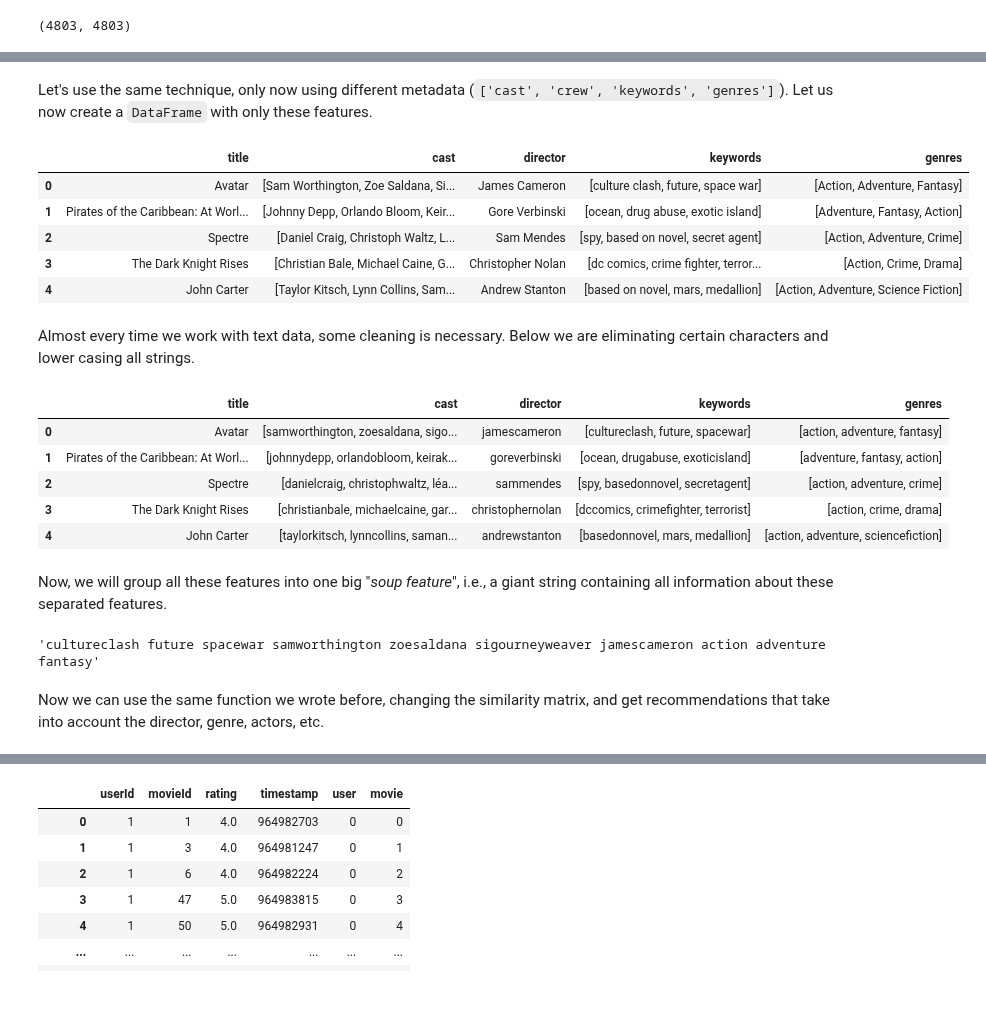
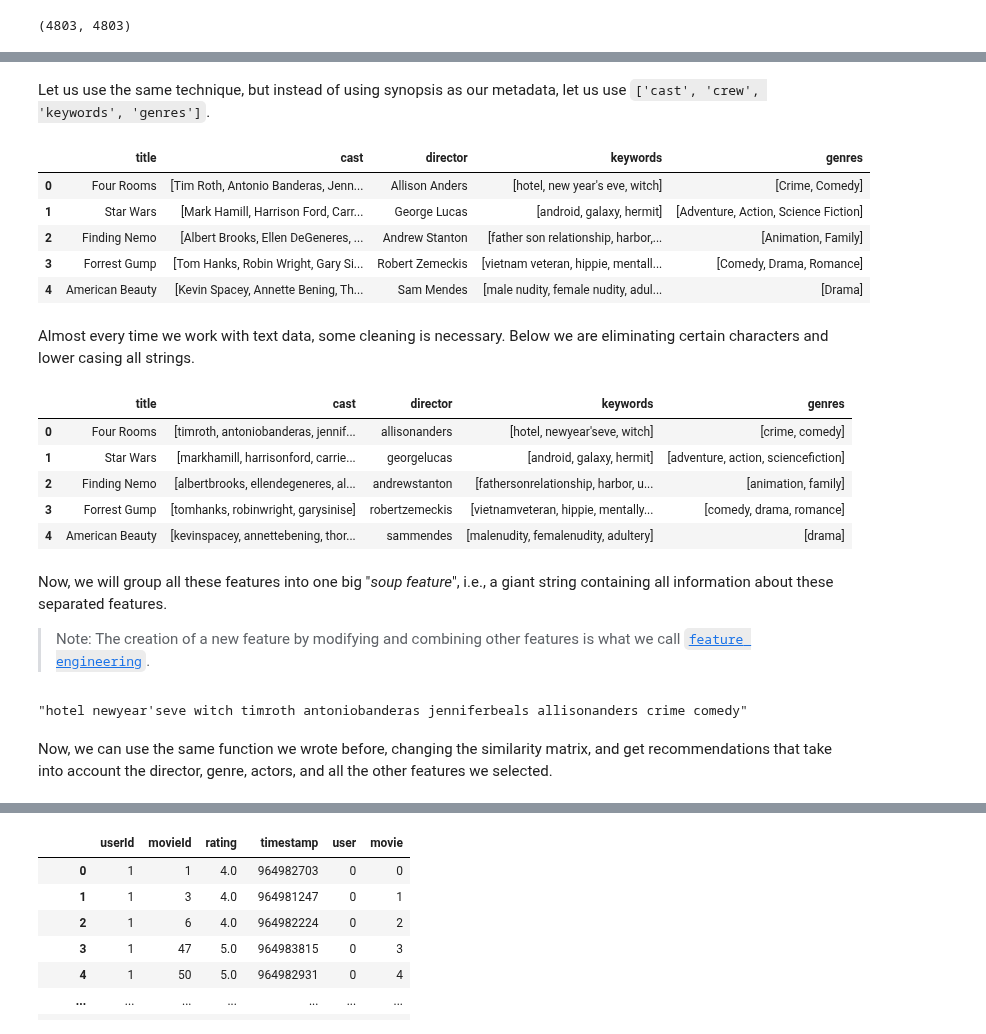
Before and after one commit to Nkluge-correa/TeenyTinyCastle, a Jupyter notebook: ML Intro Course/13_recommender_systems.ipynb, the cells around one changed output, grey strips where cells are left out. Cells and saved outputs as stored; diff of their text form; code cells hidden in the pictures; blank space fills up the shorter version.

```diff
--- a/ML Intro Course/13_recommender_systems.ipynb
+++ b/ML Intro Course/13_recommender_systems.ipynb
@@ -38,0 +32,10 @@ display(data.head(2))
+# %%
+from datasets import load_dataset
+
+# load the datasets from the hub
+movie_dataset = load_dataset('dieineb/tmdb_5000_movies')
+
+# turn the datasets into a pandas.DataFrame
+movie_dataset = movie_dataset['train'].to_pandas()
+
+display(movie_dataset.head())
@@ -142,4 +138,6 @@ We can achieve this by assessing the similarity of, for example, the synopsis of
 # %%
+from IPython.display import Markdown as MK
+
 for i in range(3):
-    print(f'''{data['original_title'][i]}\n{data['overview'][i]}\n''')
+    display(MK(f'''### {movie_dataset['original_title'][i]}\n\n_{movie_dataset['overview'][i]}_\n\n'''))
 # %% [output]
@@ -164,12 +165,18 @@ Fortunately, `scikit-learn` can do all this heavy lifting for you.
 # %%
 from sklearn.feature_extraction.text import TfidfVectorizer
 
+# Create a TfidfVectorizer instance
+# Stop words are commonly used words that are often filtered out because they offer
+# little meaningful information for analysis or machine learning models
+# E.g., the, is, at, which, and on.
 tfidf = TfidfVectorizer(stop_words='english')
 
-#Replace NaN with an empty string
-data['overview'] = data['overview'].fillna('')
 
-tfidf_matrix = tfidf.fit_transform(data['overview'])
+# Replace NaN with an empty string
+movie_dataset['overview'] = movie_dataset['overview'].fillna('')
+
+# Fit the TfidfVectorizer to the text corpus
+tfidf_matrix = tfidf.fit_transform(movie_dataset['overview'])
 
 #Output the shape of tfidf_matrix
 print(f'Number of movies: {tfidf_matrix.shape[0]}.')
@@ -256,41 +268,42 @@ Synopsis: Navy SEAL Lieutenant A.K. Waters and his elite squadron of tactical sp
 # %% [markdown]
-Let's use the same technique, only now using different metadata (`['cast', 'crew', 'keywords', 'genres']`). Let us now create a `DataFrame` with only these features.
+Let us use the same technique, but instead of using synopsis as our metadata, let us use `['cast', 'crew', 'keywords', 'genres']`.
 # %%
 from ast import literal_eval
 import numpy as np
 
 features = ['cast', 'crew', 'keywords', 'genres']
+
 for feature in features:
-    data[feature] = data[feature].apply(literal_eval)
+    movie_dataset[feature] = movie_dataset[feature].apply(literal_eval)
 
 def get_director(x):
     for i in x:
         if i['job'] == 'Director':
             return i['name']
     return np.nan
 
 def get_list(x):
     if isinstance(x, list):
         names = [i['name'] for i in x]
         if len(names) > 3:
             names = names[:3]
         return names
     return []
 
-data['director'] = data['crew'].apply(get_director)
+movie_dataset['director'] = movie_dataset['crew'].apply(get_director)
 
 features = ['cast', 'keywords', 'genres']
 for feature in features:
-    data[feature] = data[feature].apply(get_list)
+    movie_dataset[feature] = movie_dataset[feature].apply(get_list)
 
-display(data[['title', 'cast', 'director', 'keywords', 'genres']].head())
+display(movie_dataset[['title', 'cast', 'director', 'keywords', 'genres']].head())
 # %% [output]
 |  | title | cast | director | keywords | genres |
-| 0 | Avatar | [Sam Worthington, Zoe Saldana, Si... | James Cameron | [culture clash, future, space war] | [Action, Adventure, Fantasy] |
-| 1 | Pirates of the Caribbean: At Worl... | [Johnny Depp, Orlando Bloom, Keir... | Gore Verbinski | [ocean, drug abuse, exotic island] | [Adventure, Fantasy, Action] |
-| 2 | Spectre | [Daniel Craig, Christoph Waltz, L... | Sam Mendes | [spy, based on novel, secret agent] | [Action, Adventure, Crime] |
-| 3 | The Dark Knight Rises | [Christian Bale, Michael Caine, G... | Christopher Nolan | [dc comics, crime fighter, terror... | [Action, Crime, Drama] |
-| 4 | John Carter | [Taylor Kitsch, Lynn Collins, Sam... | Andrew Stanton | [based on novel, mars, medallion] | [Action, Adventure, Science Fiction] |
+| 0 | Four Rooms | [Tim Roth, Antonio Banderas, Jenn... | Allison Anders | [hotel, new year's eve, witch] | [Crime, Comedy] |
+| 1 | Star Wars | [Mark Hamill, Harrison Ford, Carr... | George Lucas | [android, galaxy, hermit] | [Adventure, Action, Science Fiction] |
+| 2 | Finding Nemo | [Albert Brooks, Ellen DeGeneres, ... | Andrew Stanton | [father son relationship, harbor,... | [Animation, Family] |
+| 3 | Forrest Gump | [Tom Hanks, Robin Wright, Gary Si... | Robert Zemeckis | [vietnam veteran, hippie, mentall... | [Comedy, Drama, Romance] |
+| 4 | American Beauty | [Kevin Spacey, Annette Bening, Th... | Sam Mendes | [male nudity, female nudity, adul... | [Drama] |
 # %% [markdown]
 Almost every time we work with text data, some cleaning is necessary. Below we are eliminating certain characters and lower casing all strings.
 # %%
@@ -320,18 +333,20 @@ def clean_data(x):
 features = ['cast', 'keywords', 'director', 'genres']
 
 for feature in features:
-    data[feature] = data[feature].apply(clean_data)
+    movie_dataset[feature] = movie_dataset[feature].apply(clean_data)
 
-display(data[['title', 'cast', 'director', 'keywords', 'genres']].head())
+display(movie_dataset[['title', 'cast', 'director', 'keywords', 'genres']].head())
 # %% [output]
 |  | title | cast | director | keywords | genres |
-| 0 | Avatar | [samworthington, zoesaldana, sigo... | jamescameron | [cultureclash, future, spacewar] | [action, adventure, fantasy] |
-| 1 | Pirates of the Caribbean: At Worl... | [johnnydepp, orlandobloom, keirak... | goreverbinski | [ocean, drugabuse, exoticisland] | [adventure, fantasy, action] |
-| 2 | Spectre | [danielcraig, christophwaltz, léa... | sammendes | [spy, basedonnovel, secretagent] | [action, adventure, crime] |
-| 3 | The Dark Knight Rises | [christianbale, michaelcaine, gar... | christophernolan | [dccomics, crimefighter, terrorist] | [action, crime, drama] |
-| 4 | John Carter | [taylorkitsch, lynncollins, saman... | andrewstanton | [basedonnovel, mars, medallion] | [action, adventure, sciencefiction] |
+| 0 | Four Rooms | [timroth, antoniobanderas, jennif... | allisonanders | [hotel, newyear'seve, witch] | [crime, comedy] |
+| 1 | Star Wars | [markhamill, harrisonford, carrie... | georgelucas | [android, galaxy, hermit] | [adventure, action, sciencefiction] |
+| 2 | Finding Nemo | [albertbrooks, ellendegeneres, al... | andrewstanton | [fathersonrelationship, harbor, u... | [animation, family] |
+| 3 | Forrest Gump | [tomhanks, robinwright, garysinise] | robertzemeckis | [vietnamveteran, hippie, mentally... | [comedy, drama, romance] |
+| 4 | American Beauty | [kevinspacey, annettebening, thor... | sammendes | [malenudity, femalenudity, adultery] | [drama] |
 # %% [markdown]
 Now, we will group all these features into one big "_soup feature_", i.e., a giant string containing all information about these separated features.
+
+> Note: The creation of a new feature by modifying and combining other features is what we call [`feature engineering`](https://en.wikipedia.org/wiki/Feature_engineering).
 # %%
 def create_soup_feature(x):
     """
@@ -347,13 +362,13 @@ def create_soup_feature(x):
         features of the movie.
     """
     return ' '.join(x['keywords']) + ' ' + ' '.join(x['cast']) + ' ' + x['director'] + ' ' + ' '.join(x['genres'])
-data['soup'] = data.apply(create_soup_feature, axis=1)
+movie_dataset['soup'] = movie_dataset.apply(create_soup_feature, axis=1)
 
-display(data['soup'][0])
+display(movie_dataset['soup'][0])
 # %% [output]
-'cultureclash future spacewar samworthington zoesaldana sigourneyweaver jamescameron action adventure fantasy'
+"hotel newyear'seve witch timroth antoniobanderas jenniferbeals allisonanders crime comedy"
 # %% [markdown]
-Now we can use the same function we wrote before, changing the similarity matrix, and get recommendations that take into account the director, genre, actors, etc.
+Now, we can use the same function we wrote before, changing the similarity matrix, and get recommendations that take into account the director, genre, actors, and all the other features we selected.
 # %%
 from sklearn.feature_extraction.text import CountVectorizer
 
```
Also changed, not shown: parts of 28 cells of this notebook.
